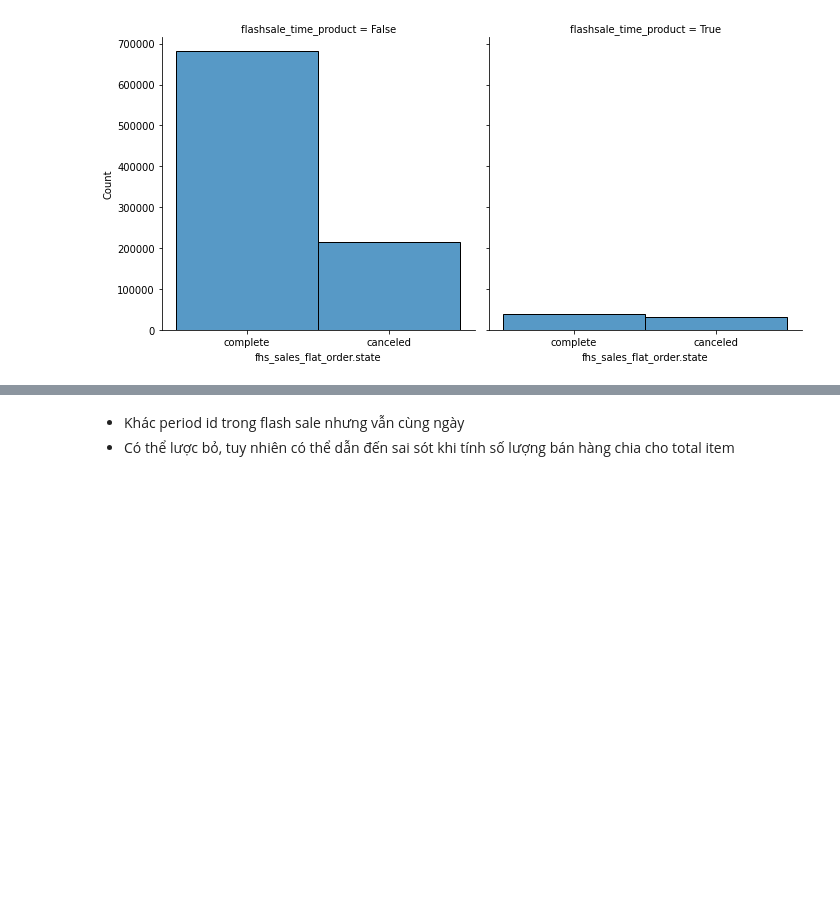
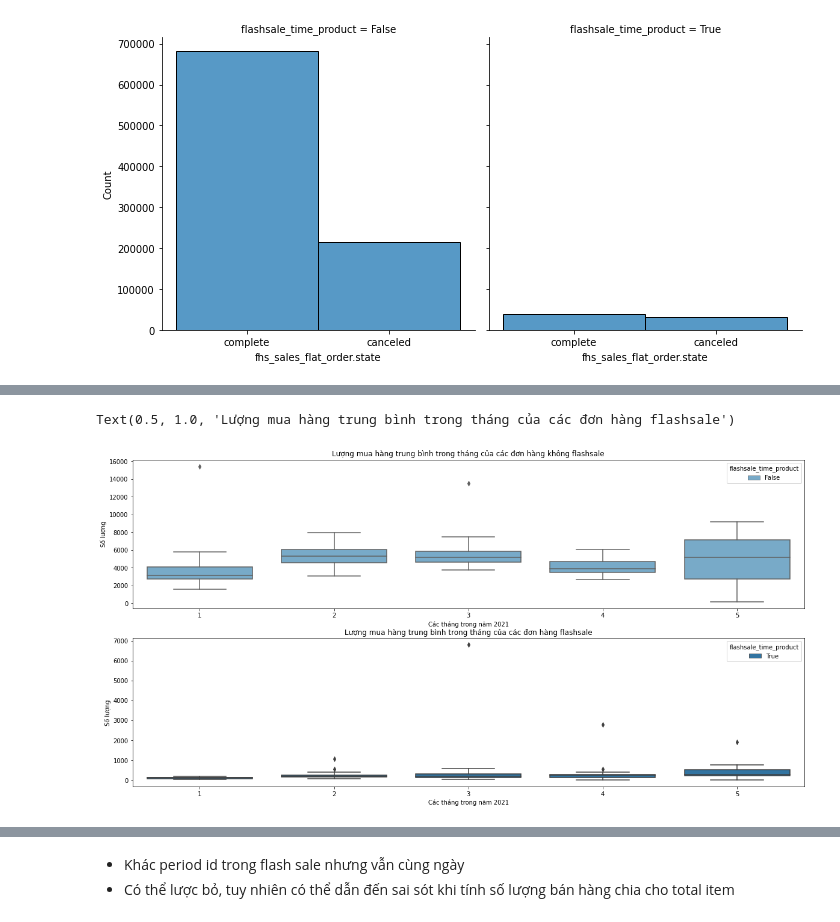
Before and after one commit to ToanLyHoa/Report-data-analysis, a Jupyter notebook: Analysis_Fahasa_Final.ipynb, the cells around one changed output, grey strips where cells are left out. Cells and saved outputs as stored; diff of their text form; code cells hidden in the pictures; blank space fills up the shorter version.

```diff
--- a/Analysis_Fahasa_Final.ipynb
+++ b/Analysis_Fahasa_Final.ipynb
@@ -400,0 +414,37 @@ sns.histplot(data = fhs_sales_flat_order_item_state_2022
+# %%
+df = fhs_sales_flat_order_item_state_2022         \
+          .groupby([fhs_sales_flat_order_item_state_2022['fhs_sales_flat_order_item.created_at'].dt.date,
+                    'flashsale_time_product'])\
+                    ['fhs_sales_flat_order.entity_id'].count()
+
+# reset index đưa về dataframe
+df = df.reset_index()
+
+# khi reset_index inedx đã đưa về sting nên ta cast về datetime
+string_to_datetime(df, 'fhs_sales_flat_order_item.created_at')
+
+# tạo cột bằng 1 để cho biết đơn hàng tính là 1
+fhs_sales_flat_order_item_state_2022['temp'] = 1
+
+fig, ax = plt.subplots(2, 1, figsize=(20,10))
+
+df1 = df.loc[df['flashsale_time_product'] == False]
+sns.boxplot(data = df1,
+          x = df1['fhs_sales_flat_order_item.created_at'].dt.month,
+          y = df1['fhs_sales_flat_order.entity_id'],
+          hue = 'flashsale_time_product', ax = ax[0], palette="Blues")
+ax[0].set_xlabel('Các tháng trong năm 2021')
+ax[0].set_ylabel('Số lượng')
+ax[0].set_title('Lượng mua hàng trung bình trong tháng của các đơn hàng không flashsale')
+
+df2 = df.loc[df['flashsale_time_product'] == True]
+sns.boxplot(data = df2,
+          x = df2['fhs_sales_flat_order_item.created_at'].dt.month,
+          y = df2['fhs_sales_flat_order.entity_id'],
+          hue = 'flashsale_time_product', ax = ax[1],palette = "tab10")
+ax[1].set_xlabel('Các tháng trong năm 2021')
+ax[1].set_ylabel('Số lượng')
+ax[1].set_title('Lượng mua hàng trung bình trong tháng của các đơn hàng flashsale')
+# %% [output]
+Text(0.5, 1.0, 'Lượng mua hàng trung bình trong tháng của các đơn hàng flashsale')
+[figure, added]
```
Also changed, not shown: parts of 19 cells of this notebook, 1 other file.
